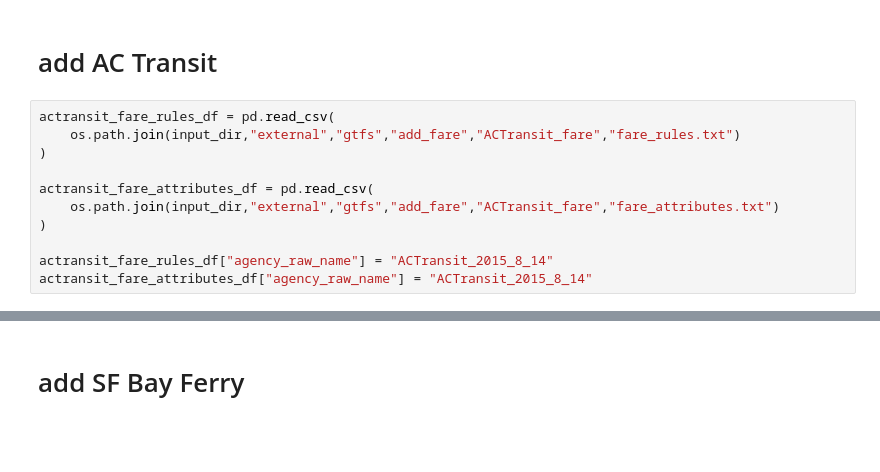
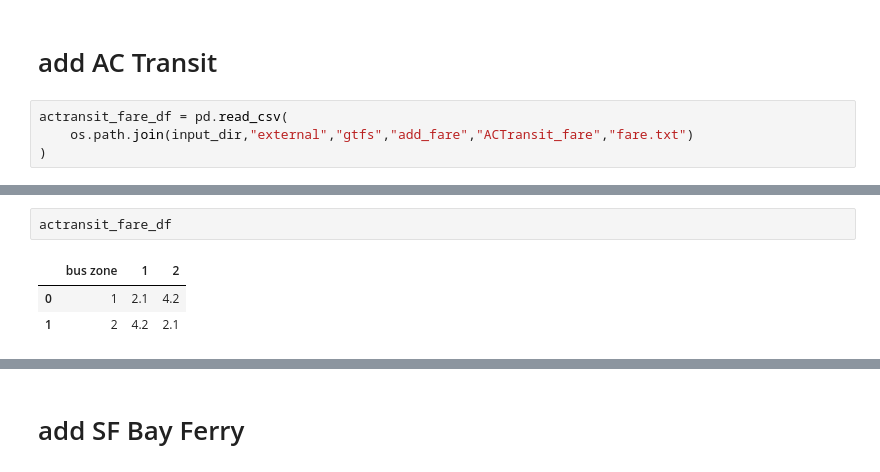
Before and after one commit to BayAreaMetro/travel-model-two-networks, a Jupyter notebook: notebooks/add-gtfs-missing-fare-inputs.ipynb, the cells around one changed output, grey strips where cells are left out. Saved outputs shown, nothing was run; the diff lists cells and outputs as text; blank space fills up the shorter version.

Commit message:
ac transit fare - update notebook that adds gtfs missing fare

```diff
--- a/notebooks/add-gtfs-missing-fare-inputs.ipynb
+++ b/notebooks/add-gtfs-missing-fare-inputs.ipynb
@@ -296,13 +297,6 @@ memory usage: 173.9+ KB
 # %% [markdown]
 # add AC Transit
 # %%
-actransit_fare_rules_df = pd.read_csv(
-    os.path.join(input_dir,"external","gtfs","add_fare","ACTransit_fare","fare_rules.txt")
+actransit_fare_df = pd.read_csv(
+    os.path.join(input_dir,"external","gtfs","add_fare","ACTransit_fare","fare.txt")
 )
-
-actransit_fare_attributes_df = pd.read_csv(
-    os.path.join(input_dir,"external","gtfs","add_fare","ACTransit_fare","fare_attributes.txt")
-)
-
-actransit_fare_rules_df["agency_raw_name"] = "ACTransit_2015_8_14"
-actransit_fare_attributes_df["agency_raw_name"] = "ACTransit_2015_8_14"
@@ -318,0 +303,6 @@ actransit_fare_rules_df = pd.merge(
+# %%
+actransit_fare_df
+# %% [output]
+|  | bus zone | 1 | 2 |
+| 0 | 1 | 2.1 | 4.2 |
+| 1 | 2 | 4.2 | 2.1 |
```
Also changed, not shown: parts of 19 cells of this notebook.
